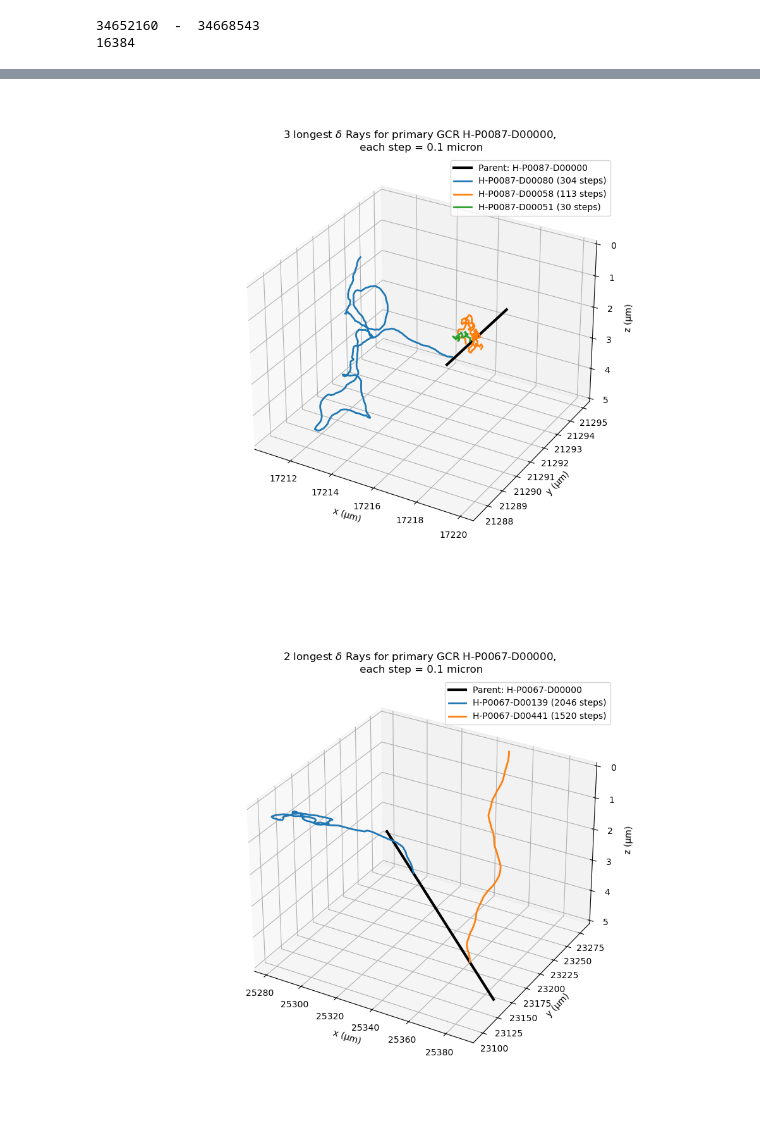
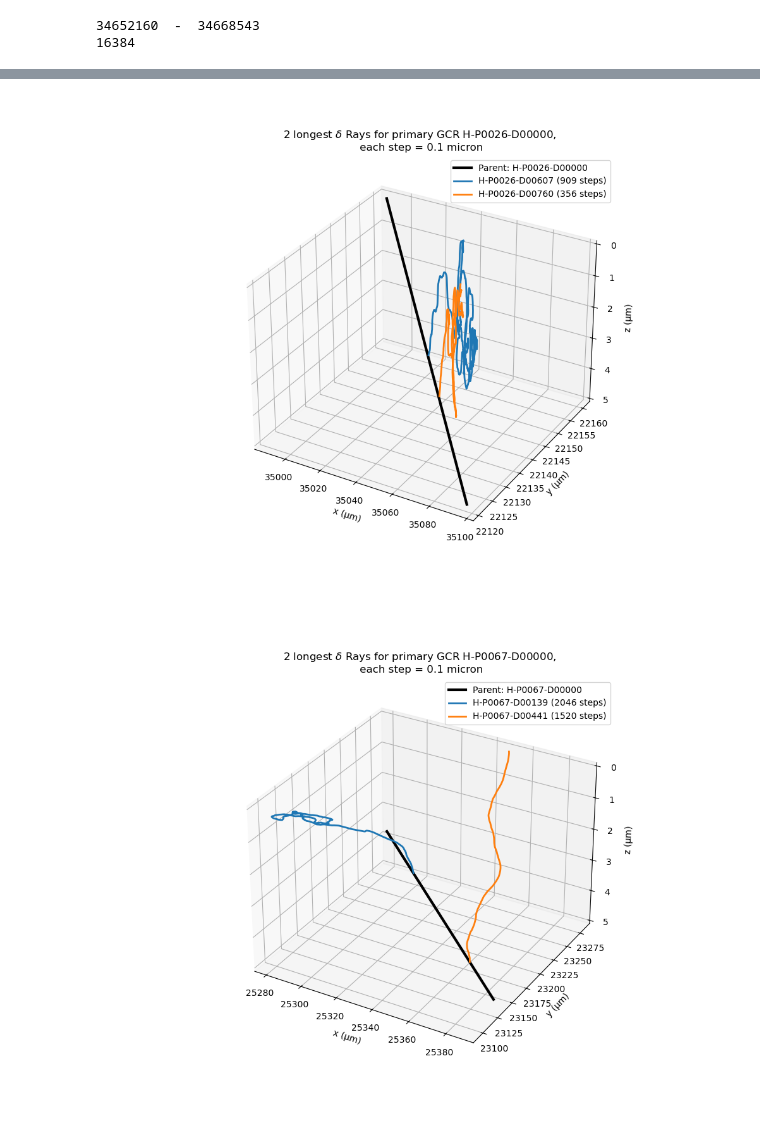
Before and after one commit to aeharbo/GCRsim, a Jupyter notebook: GCRsim_v0.2b.ipynb, the cells around one changed output, grey strips where cells are left out. Drawn from its saved outputs; the diff is of its cells as text; code cells hidden in the pictures.

Commit message:
gcr model and simulator
minor update to visualization tools

```diff
--- a/GCRsim_v0.2b.ipynb
+++ b/GCRsim_v0.2b.ipynb
@@ -1903,35 +1909,35 @@ def plot_top_delta_rays(streaks_list, primary_pid, x = 1):
 
 
     # Use a colormap with enough distinct colors.
     cmap = plt.get_cmap('tab10')
 
     for i, (pid, length, positions) in enumerate(topx):
         # Extract x, y, and z coordinates.
         xs = [p[0] for p in positions]
         ys = [p[1] for p in positions]
         zs = [p[2] for p in positions]
 
         color = cmap(i)  # choose a different color for each delta ray
 
         # Plot the trajectory line.
         ax.plot(xs, ys, zs, color=color, linewidth=2,
                 label=f"{sim.decode_pid(pid)} ({length} steps)")
 
     ax.set_xlabel("x (μm)")
     ax.set_ylabel("y (μm)")
     ax.set_zlabel("z (μm)")
     ax.set_zlim(5, 0)
     ax.set_title(f"{x} longest "+r"$\delta$ "+f"Rays for primary GCR {sim.decode_pid(primary_pid)},\n each step = 0.1 micron")
     ax.legend()
 
     plt.show()
 
 # Example usage:
 # Assuming streaks_list is defined and curvy_parent_PID is the primary PID of interest.
 #plot_top_delta_rays(streaks_list, curvy_parent_PID, x=1)
-plot_top_delta_rays(streaks_list, sim.encode_pid_string('H-P0087-D00000'), x=3)
+plot_top_delta_rays(streaks_list, sim.encode_pid_string('H-P0026-D00000'), x=2)
 # %% [output]
-[figure, old version]
+[figure, new version]
 # %%
 #plot_top_delta_rays(streaks_list, sim.encode_pid_string('H-P0067-D00000'), x=2)
 # %% [output]
```
Also changed, not shown: parts of 10 cells of this notebook.
